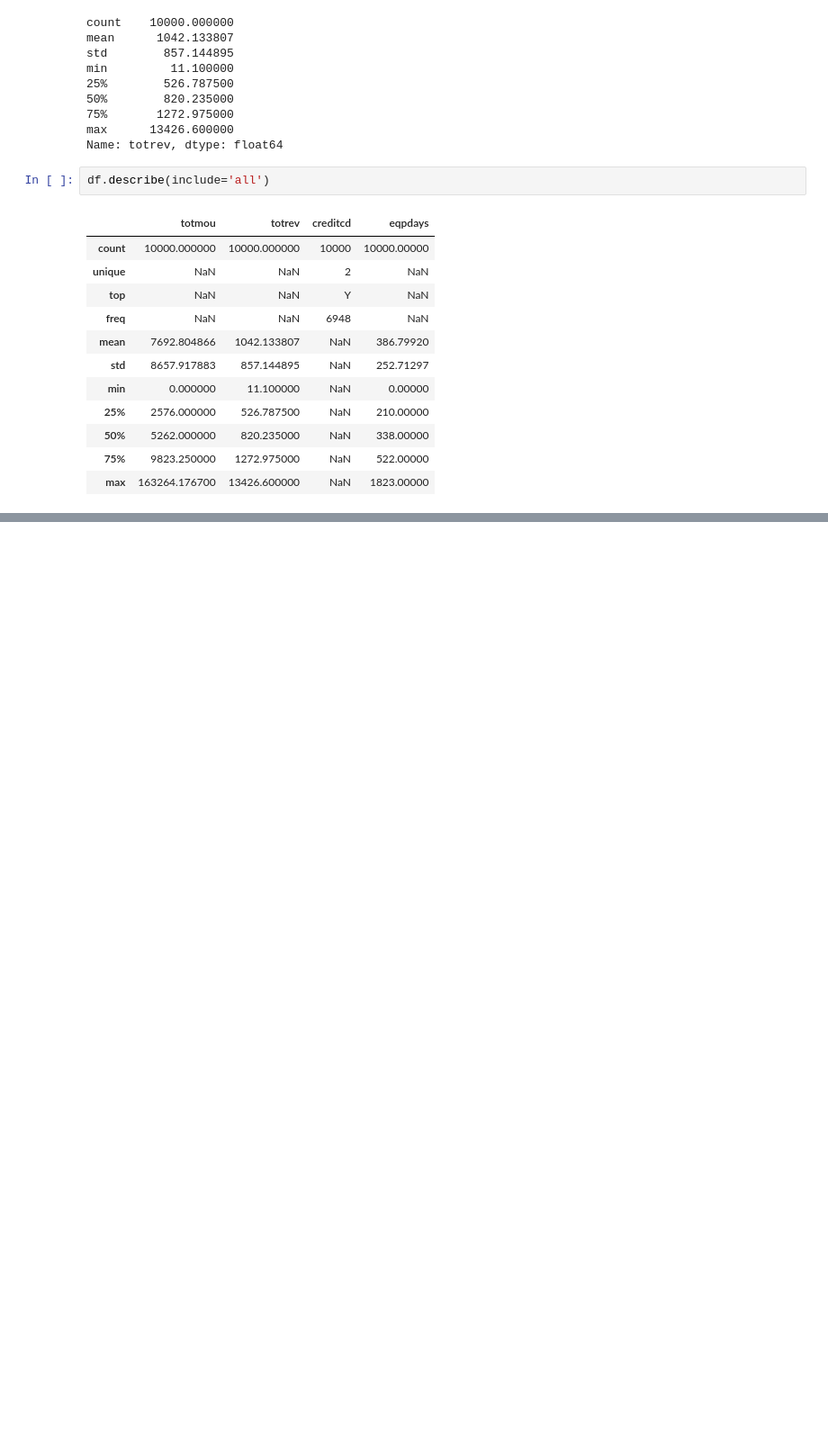
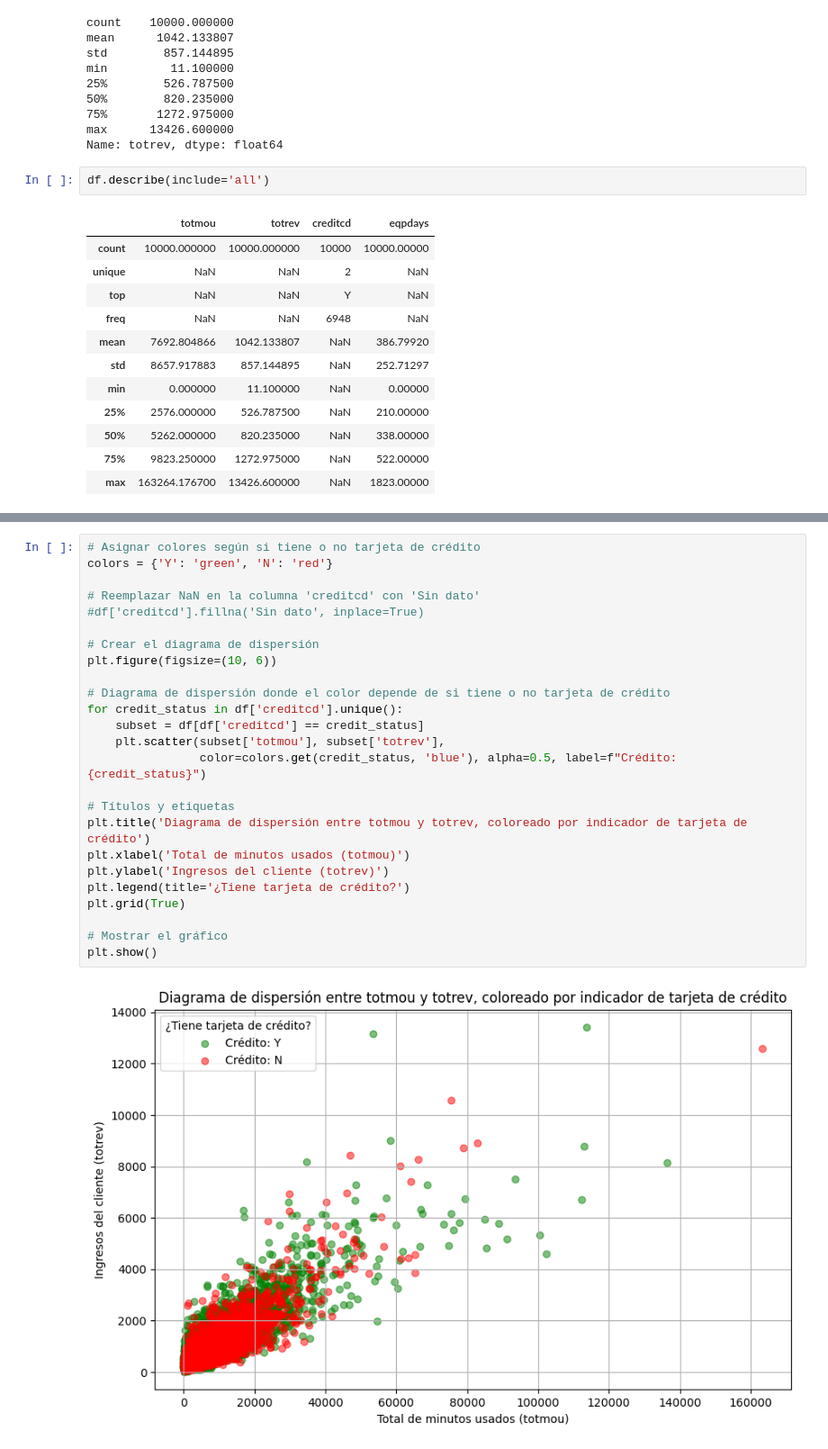
Before and after one commit to ccjaviers777/actividad_3_ml, a Jupyter notebook: Cuadernos/Relacion_minutos.ipynb, the cells around one changed output, grey strips where cells are left out. Shown at 90% size. Cells and saved outputs as stored; diff of their text form; blank space fills up the shorter version.

```diff
--- a/Cuadernos/Relacion_minutos.ipynb
+++ b/Cuadernos/Relacion_minutos.ipynb
@@ -480,0 +551,27 @@ df.describe(include='all')
+# %%
+# Asignar colores según si tiene o no tarjeta de crédito
+colors = {'Y': 'green', 'N': 'red'}
+
+# Reemplazar NaN en la columna 'creditcd' con 'Sin dato'
+#df['creditcd'].fillna('Sin dato', inplace=True)
+
+# Crear el diagrama de dispersión
+plt.figure(figsize=(10, 6))
+
+# Diagrama de dispersión donde el color depende de si tiene o no tarjeta de crédito
+for credit_status in df['creditcd'].unique():
+    subset = df[df['creditcd'] == credit_status]
+    plt.scatter(subset['totmou'], subset['totrev'],
+                color=colors.get(credit_status, 'blue'), alpha=0.5, label=f"Crédito: {credit_status}")
+
+# Títulos y etiquetas
+plt.title('Diagrama de dispersión entre totmou y totrev, coloreado por indicador de tarjeta de crédito')
+plt.xlabel('Total de minutos usados (totmou)')
+plt.ylabel('Ingresos del cliente (totrev)')
+plt.legend(title='¿Tiene tarjeta de crédito?')
+plt.grid(True)
+
+# Mostrar el gráfico
+plt.show()
+# %% [output]
+[figure, added]
```
Also changed, not shown: parts of 9 cells of this notebook.
